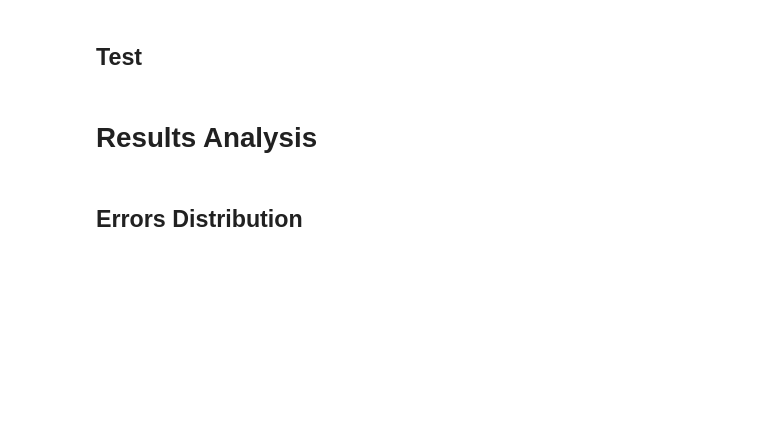
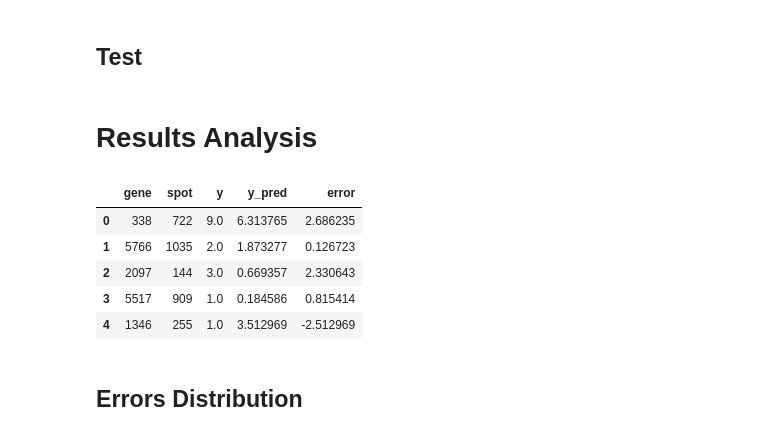
Before and after one commit to GuyAttia/MSC-Final-Project-ST, a Jupyter notebook: notebooks/NMF-Log-Transform-NonZeroRMSE.ipynb, the cells around one changed output. Drawn from its saved outputs; the diff is of its cells as text; code cells hidden in the pictures; blank space fills up the shorter version.

```diff
--- a/notebooks/NMF-Log-Transform-NonZeroRMSE.ipynb
+++ b/notebooks/NMF-Log-Transform-NonZeroRMSE.ipynb
@@ -154,14 +133,18 @@ print(f'Test loss = {test_loss}')
 # %% [markdown]
 # Results Analysis
 # %%
-df_test_preds['y_fixed'] = np.exp(df_test_preds['y'])
-df_test_preds['y_pred_fixed'] = np.exp(df_test_preds['y_pred'])
-
 y_col = 'y'
 y_pred_col = 'y_pred'
 
 df_test_preds['error'] = df_test_preds[y_col] - df_test_preds[y_pred_col]
 df_test_preds.head()
+# %% [output]
+|  | gene | spot | y | y_pred | error |
+| 0 | 338 | 722 | 9.0 | 6.313765 | 2.686235 |
+| 1 | 5766 | 1035 | 2.0 | 1.873277 | 0.126723 |
+| 2 | 2097 | 144 | 3.0 | 0.669357 | 2.330643 |
+| 3 | 5517 | 909 | 1.0 | 0.184586 | 0.815414 |
+| 4 | 1346 | 255 | 1.0 | 3.512969 | -2.512969 |
 # %% [markdown]
 ## Errors Distribution
 # %%
```
Also changed, not shown: parts of 16 cells of this notebook, 3 other files.
